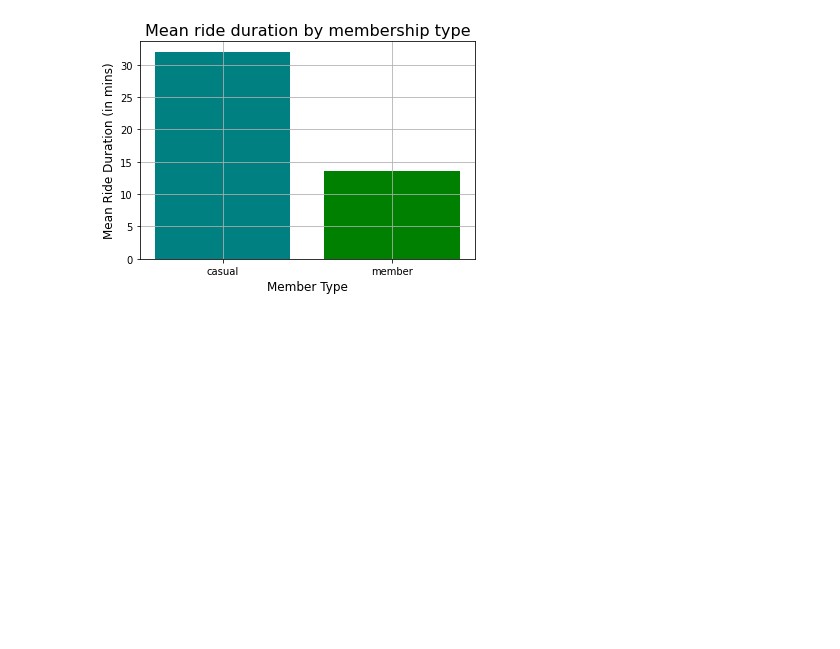
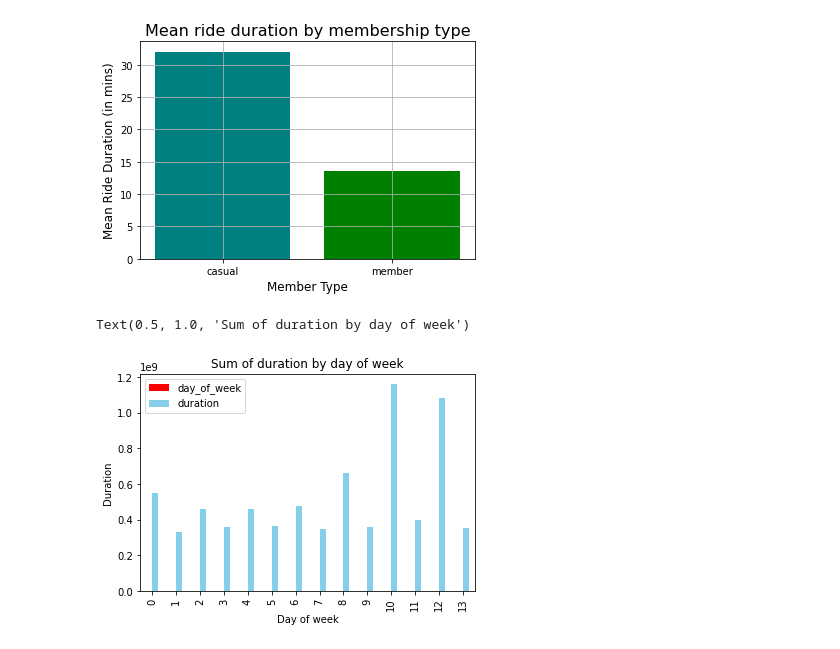
Before and after one commit to DanielStai/bikeshare-analysis, a Jupyter notebook: divvy.ipynb, the cells around one changed output. Saved outputs shown, nothing was run; the diff lists cells and outputs as text; code cells hidden in the pictures; blank space fills up the shorter version.

```diff
--- a/divvy.ipynb
+++ b/divvy.ipynb
@@ -86,3 +87,7 @@ modified_year_data.head(5)
 | 2 | EC45C94683FE3F27 | electric_bike | 2021-01-21 22:35:54 | 2021-01-21 22:37:14 | California Ave & Cortez St | NaN | member | ... |
 | 3 | 4FA453A75AE377DB | electric_bike | 2021-01-07 13:31:13 | 2021-01-07 13:42:55 | California Ave & Cortez St | NaN | member | ... |
 | 4 | BE5E8EB4E7263A0B | electric_bike | 2021-01-23 02:24:02 | 2021-01-23 02:24:45 | California Ave & Cortez St | NaN | casual | ... |
+# %%
+#Change day of week from variables 0,1,2..etc to regular names Sunday, Monday...etc
+modified_year_data['day_of_week'] = modified_year_data['day_of_week'].replace([0,1,2,3,4,5,6],['Sunday','Monday','Tuesday','Wednesday','Thursday','Friday','Saturday'])
+modified_year_data.head(5)
@@ -148,3 +160,16 @@ plt.grid(True)
 plt.show()
 # %% [output]
 [figure]
+# %%
+#Lets visualize sum of duration per day of the week by member type
+sum_of_duration_by_dayofweek.plot(kind='bar', stacked=False, color=['red', 'skyblue'])
+
+# labels for x & y axis
+plt.xlabel('Day of week')
+plt.ylabel('Duration')
+
+# title of plot
+plt.title('Sum of duration by day of week')
+# %% [output]
+Text(0.5, 1.0, 'Sum of duration by day of week')
+[figure, added]
```
Also changed, not shown: parts of 2 cells of this notebook.
